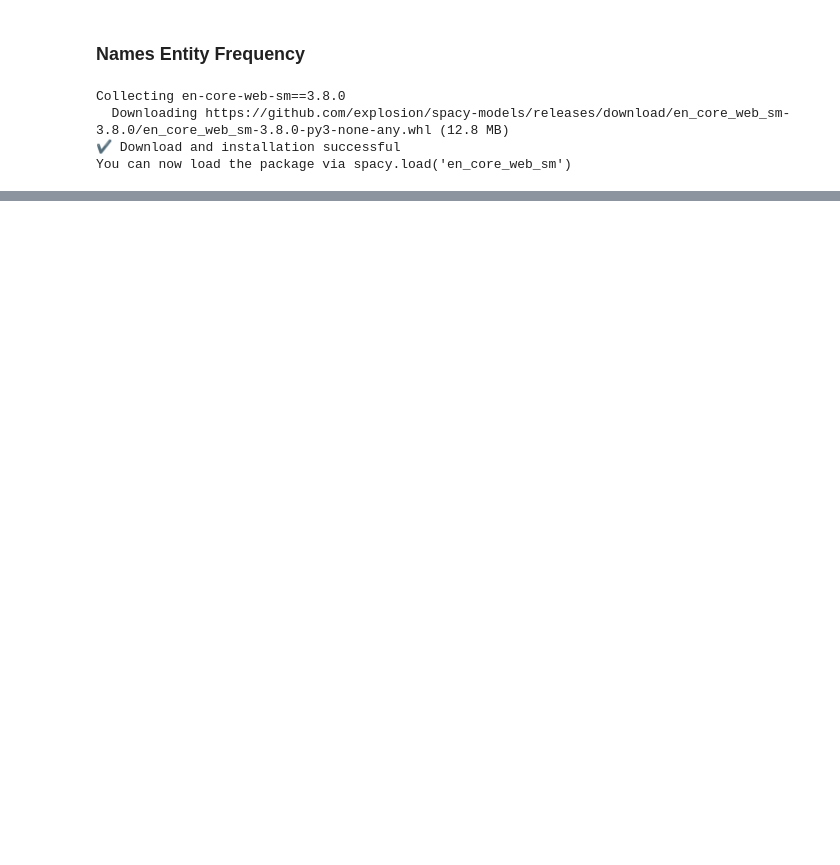
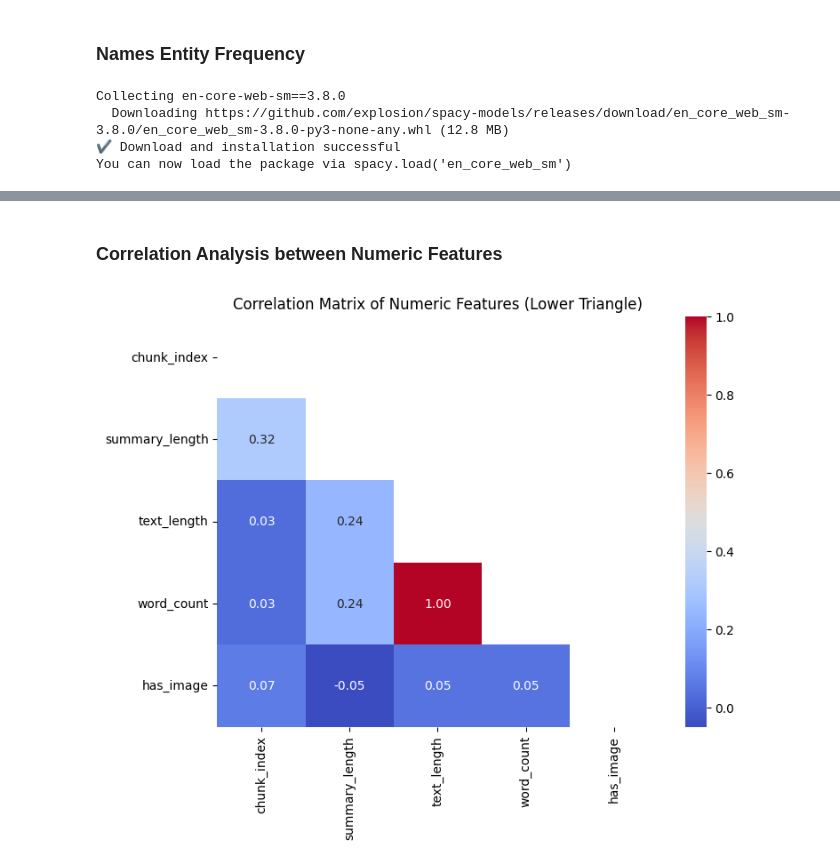
Before and after one commit to lkirch/ScienceSage, a Jupyter notebook: notebooks/eda.ipynb, the cells around one changed output, grey strips where cells are left out. Drawn from its saved outputs; the diff is of its cells as text; code cells hidden in the pictures; blank space fills up the shorter version.

Commit message:
added in some more analysis and observations

```diff
--- a/notebooks/eda.ipynb
+++ b/notebooks/eda.ipynb
@@ -309,0 +352,26 @@ plt.show()
+# %% [markdown]
+### Correlation Analysis between Numeric Features
+# %%
+numeric_cols = [
+    "chunk_index",
+    "summary_length",
+    "text_length",
+    "word_count",
+    "has_image"
+]
+
+# Ensure 'has_image' is numeric (0/1)
+if "has_image" in df.columns and df["has_image"].dtype != int:
+    df["has_image"] = df["has_image"].astype(int)
+
+# Compute correlation matrix
+corr = df[numeric_cols].corr()
+
+mask = np.triu(np.ones_like(corr, dtype=bool))
+
+plt.figure(figsize=(8,6))
+sns.heatmap(corr, mask=mask, annot=True, cmap="coolwarm", fmt=".2f")
+plt.title("Correlation Matrix of Numeric Features (Lower Triangle)")
+plt.show()
+# %% [output]
+[figure, added]
```
Also changed, not shown: parts of 8 cells of this notebook.
